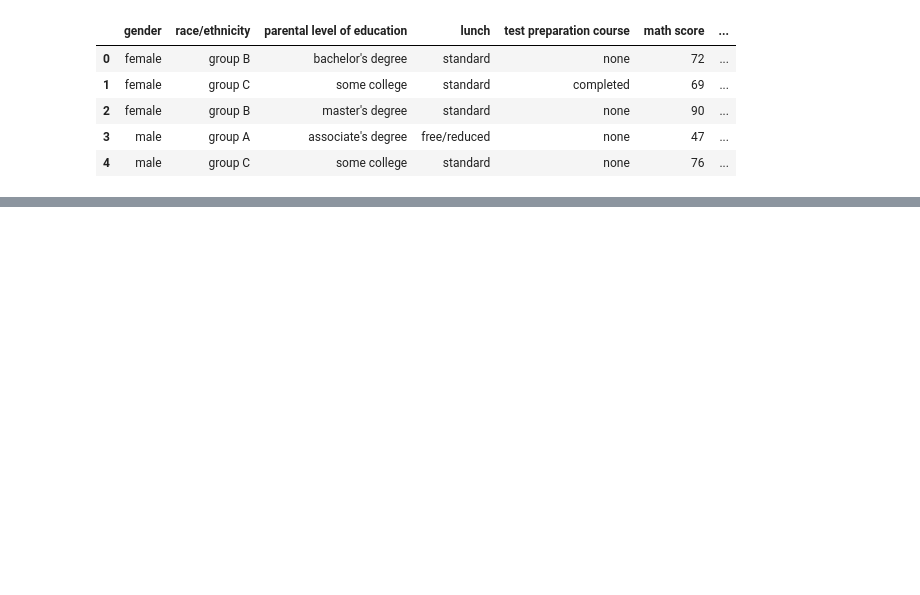
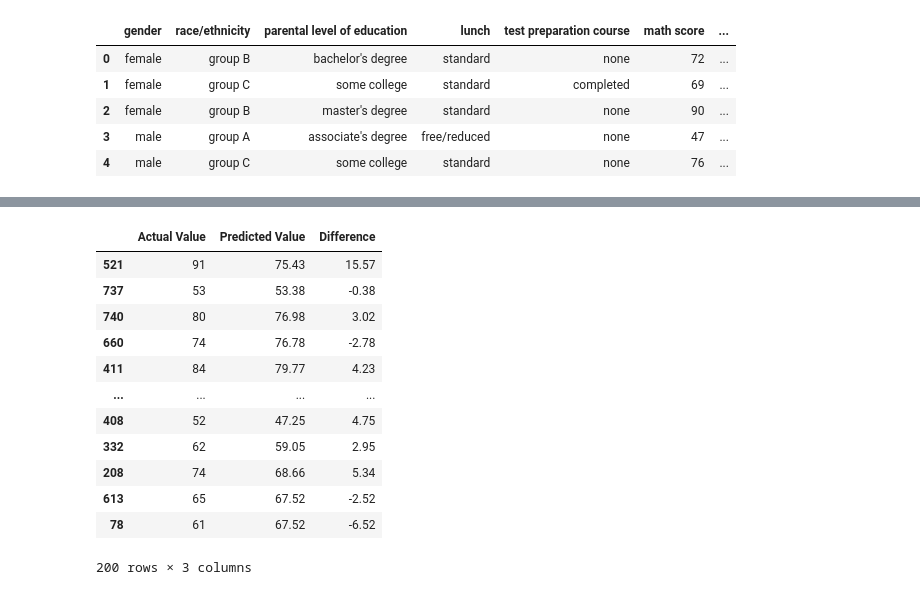
Before and after one commit to sumeet-016/Student-Project, a Jupyter notebook: notebook/ModelTraining.ipynb, the cells around one changed output, grey strips where cells are left out. Cells and saved outputs as stored; diff of their text form; code cells hidden in the pictures; blank space fills up the shorter version.

```diff
--- a/notebook/ModelTraining.ipynb
+++ b/notebook/ModelTraining.ipynb
@@ -62,0 +147,17 @@ def evaluate_model(true, predicted):
+# %%
+pred_df=pd.DataFrame({'Actual Value':y_test,'Predicted Value':y_test_pred,'Difference':y_test-y_test_pred})
+pred_df
+# %% [output]
+|  | Actual Value | Predicted Value | Difference |
+| 521 | 91 | 75.43 | 15.57 |
+| 737 | 53 | 53.38 | -0.38 |
+| 740 | 80 | 76.98 | 3.02 |
+| 660 | 74 | 76.78 | -2.78 |
+| 411 | 84 | 79.77 | 4.23 |
+| ... | ... | ... | ... |
+| 408 | 52 | 47.25 | 4.75 |
+| 332 | 62 | 59.05 | 2.95 |
+| 208 | 74 | 68.66 | 5.34 |
+| 613 | 65 | 67.52 | -2.52 |
+| 78 | 61 | 67.52 | -6.52 |
+200 rows × 3 columns
```
Also changed, not shown: parts of 6 cells of this notebook, 4 other files.
